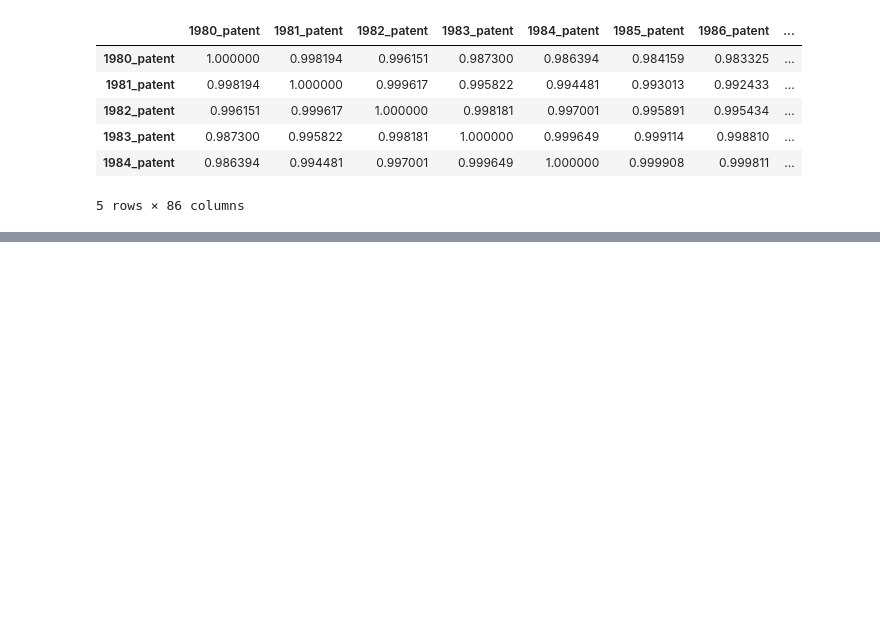
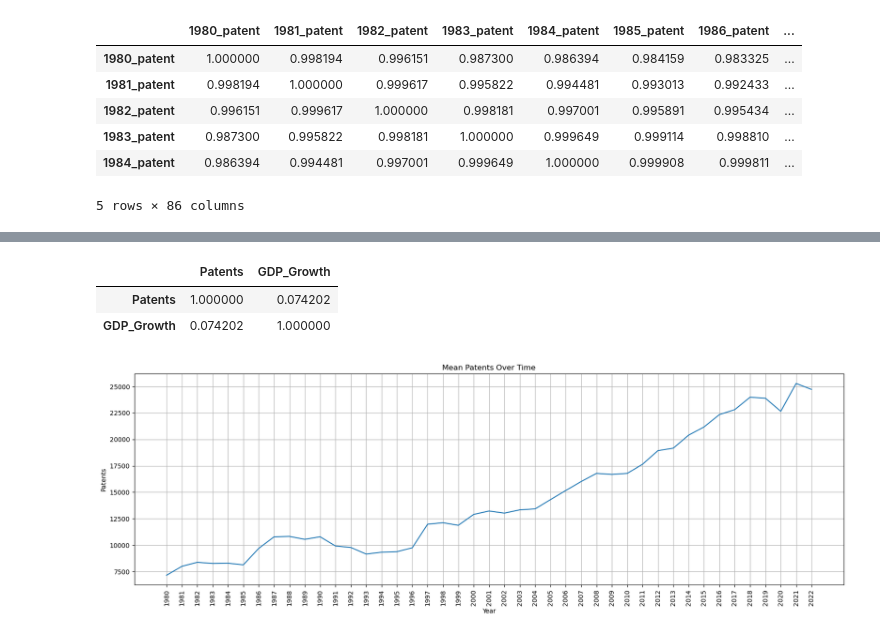
Before and after one commit to Vyshnevskyi91/Economy-growth-prediction, a Jupyter notebook: PatentsToGDP.ipynb, the cells around one changed output, grey strips where cells are left out. Saved outputs shown, nothing was run; the diff lists cells and outputs as text; code cells hidden in the pictures; blank space fills up the shorter version.

```diff
--- a/PatentsToGDP.ipynb
+++ b/PatentsToGDP.ipynb
@@ -178,12 +198,12 @@ df_top5.corr().head(5)
 # %%
+df_combined = df_combined.apply(pd.to_numeric, errors='coerce')
+
 # Calculate the average meaning for each year
 df_avg_meaning = df_combined.mean(axis=0)
 
-# Rename the index to "Year"
-df_avg_meaning.index.rename("Year", inplace=True)
+# Create a DataFrame with the average meanings
+df_avg_meaning = pd.DataFrame({'Year': df_avg_meaning.index, 'Average_Meaning': df_avg_meaning.values})
 
-# Reset the index to make it a column
-df_avg_meaning = df_avg_meaning.reset_index()
-
+# Display the result
 print(df_avg_meaning)
 # %% [output]
@@ -226,0 +224,10 @@ df_avg_meaning
+# %%
+df_1 = df_avg_meaning.iloc[:43].copy()
+
+df_1['Year'] = df_1['Year'].str.replace('_patent', '')
+
+df_1.set_index('Year', inplace=True)
+
+df_1.rename(columns={'Average_Meaning': 'Patents'}, inplace=True)
+
+df_1.head()
@@ -226,0 +242,10 @@ df_avg_meaning
+# %%
+df_2 = df_avg_meaning.iloc[43:].copy()
+
+df_2['Year'] = df_2['Year'].str.replace('_GDP', '')
+
+df_2.set_index('Year', inplace=True)
+
+df_2.rename(columns={'Average_Meaning': 'GDP_Growth'}, inplace=True)
+
+df_2.head()
@@ -226,0 +260,4 @@ df_avg_meaning
+# %%
+df_new = pd.merge(df_1, df_2, left_index=True, right_index=True, how='inner')
+
+df_new.head()
@@ -226,0 +272,15 @@ df_avg_meaning
+# %%
+df_new.corr()
+# %% [output]
+|  | Patents | GDP_Growth |
+| Patents | 1.000000 | 0.074202 |
+| GDP_Growth | 0.074202 | 1.000000 |
+# %%
+plt.figure(figsize=(20, 6))
+sns.lineplot(data=df_new['Patents'], markers=True)
+plt.xticks(rotation=90)
+plt.grid(True)
+plt.title('Mean Patents Over Time')
+plt.show()
+# %% [output]
+[figure, added]
```
Also changed, not shown: parts of 11 cells of this notebook.
